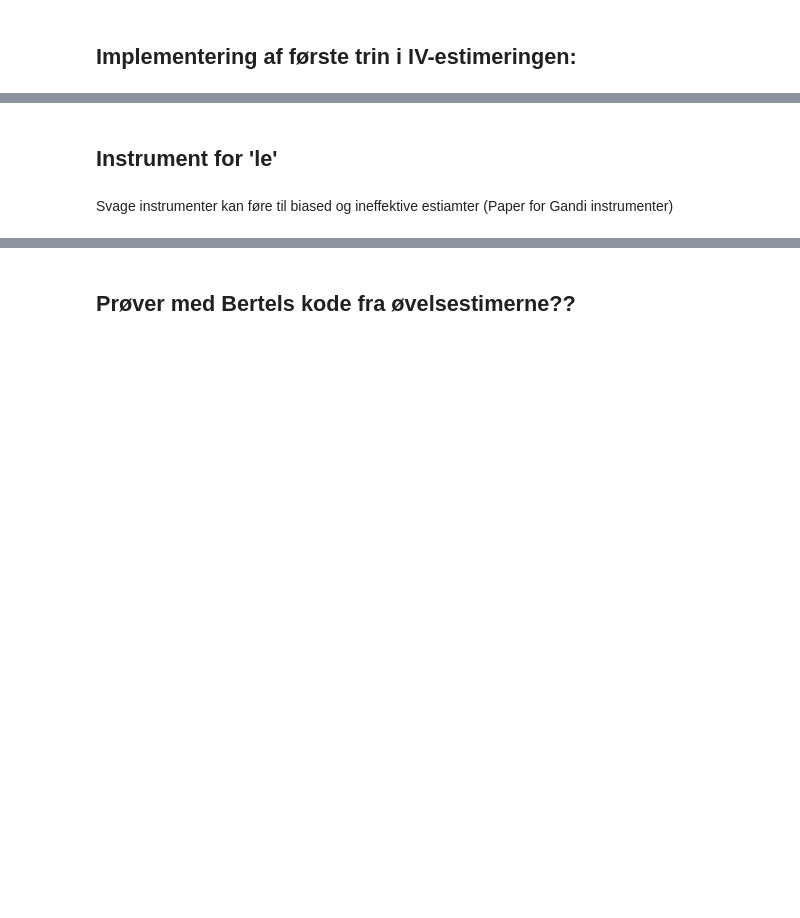
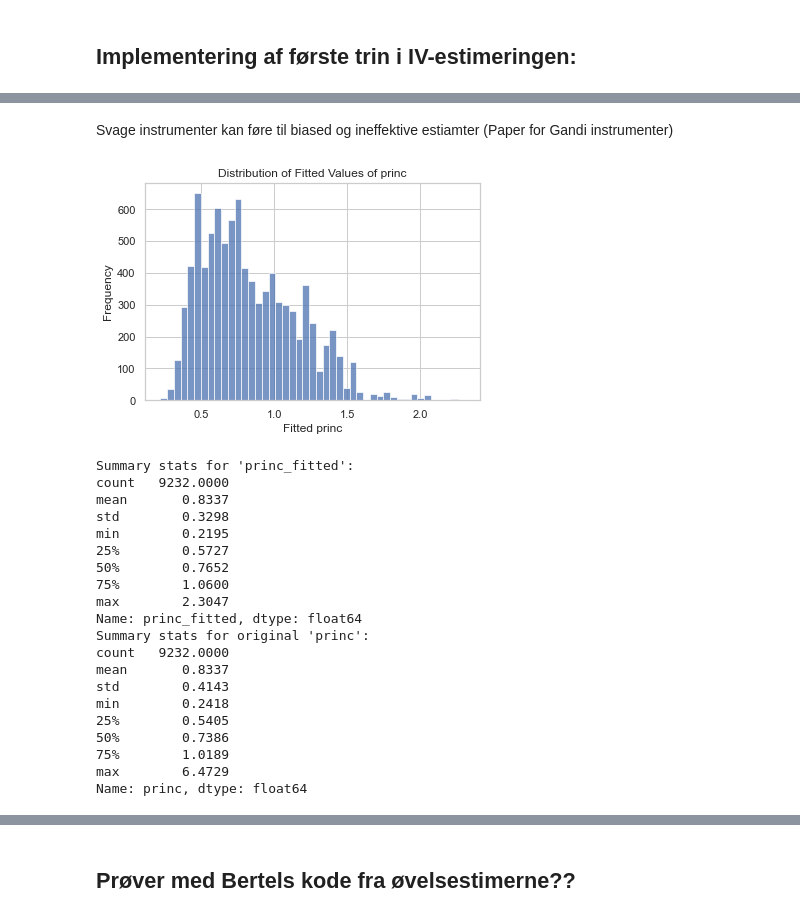
Before and after one commit to Mert264/Bachelorproject, a Jupyter notebook: Kode_Brugbart.ipynb, the cells around one changed output, grey strips where cells are left out. Drawn from its saved outputs; the diff is of its cells as text; code cells hidden in the pictures; blank space fills up the shorter version.

```diff
--- a/Kode_Brugbart.ipynb
+++ b/Kode_Brugbart.ipynb
@@ -800,29 +765,0 @@ print(we_sum.head())
-# %%
-we_sum = cars.groupby(['type', 'ye', 'country'])['we'].sum().reset_index(name='we_sum')
-
-#Tilføjer hp_sum som kolonne
-cars_IV = pd.merge(cars, we_sum, on=['type', 'ye', 'country'])
-
-# 'tax' er vores instrument, og vi definerer det som 'z' i datasættet
-cars_IV['x'] = cars_IV['we_sum']  # Opdatering af 'z' til at være 'hp_sum'
-
-# Implementation af: p = \gamma*x1 + \phi*z + v, som er ('princ ~ x1 + z') => Første trins regression med 'z' som instrument for 'princ'
-first_stage_we = smf.ols('princ ~ hp + ac + we + le + x', data=cars_IV).fit(cov_type='HC3')
-#Princ = eneste afhængige variable, alle de andre er uafhængige
-
-# Tilføj de forudsagte værdier fra første trin til din DataFrame
-cars_IV['princ_fitted_we'] = first_stage_we.fittedvalues
-# princ_fittet => forudsagte værdier
-
-# Vi har kun en 'Intercept' kolonne
-if 'Intercept' not in cars_IV.columns:
-    cars_IV['Intercept'] = 1.0
-
-
-second_stage_we = IV2SLS(dependent=cars_IV['log_s'],
-                          exog=cars_IV[['Intercept', 'hp', 'ac', 'le']],
-                          endog=cars_IV['princ_fitted_we'],
-                          instruments=cars_IV['x']).fit()  # Her anvender vi 'x' som instrument for 'princ'
-# Her defineres ln(q) = \beta*x1 + \alpha*p + \epsilon
-
-print(second_stage_we.summary)
@@ -829,22 +882,44 @@ print(second_stage_we.summary)
+# %% [markdown]
+Svage instrumenter kan føre til biased og ineffektive estiamter (Paper for Gandi instrumenter)
 # %%
 import seaborn as sns
 import matplotlib.pyplot as plt
 
-cars_IV['princ_fitted_we'] = first_stage_we.fittedvalues
+cars_IV['princ_fitted'] = first_stage.fittedvalues
 
 # Tjekker forudsagte værdier af 'princ'
-sns.histplot(cars_IV['princ_fitted_we'])
+sns.histplot(cars_IV['princ_fitted'])
 plt.title('Distribution of Fitted Values of princ')
 plt.xlabel('Fitted princ')
 plt.ylabel('Frequency')
 plt.show()
 
 # Tjekker, om der er nogen outliers i forudsagte værdier
-print("Summary stats for 'princ_fitted_we':")
-print(cars_IV['princ_fitted_we'].describe())
+print("Summary stats for 'princ_fitted':")
+print(cars_IV['princ_fitted'].describe())
 
 # Tjekker, om der er nogen outliers i den oprindelige 'princ' variabel
 print("Summary stats for original 'princ':")
 print(cars['princ'].describe())
+# %% [output]
+[figure, added]
+Summary stats for 'princ_fitted':
+count   9232.0000
+mean       0.8337
+std        0.3298
+min        0.2195
+25%        0.5727
+50%        0.7652
+75%        1.0600
+max        2.3047
+Name: princ_fitted, dtype: float64
+Summary stats for original 'princ':
+count   9232.0000
+mean       0.8337
+std        0.4143
+min        0.2418
+25%        0.5405
+50%        0.7386
+75%        1.0189
+max        6.4729
+Name: princ, dtype: float64
-# %% [markdown]
-## Instrument for 'le'
@@ -892,2 +925,0 @@ print(second_stage_le.summary)
-# %% [markdown]
-Svage instrumenter kan føre til biased og ineffektive estiamter (Paper for Gandi instrumenter)
```
Also changed, not shown: parts of 87 cells of this notebook, 1 other file.
